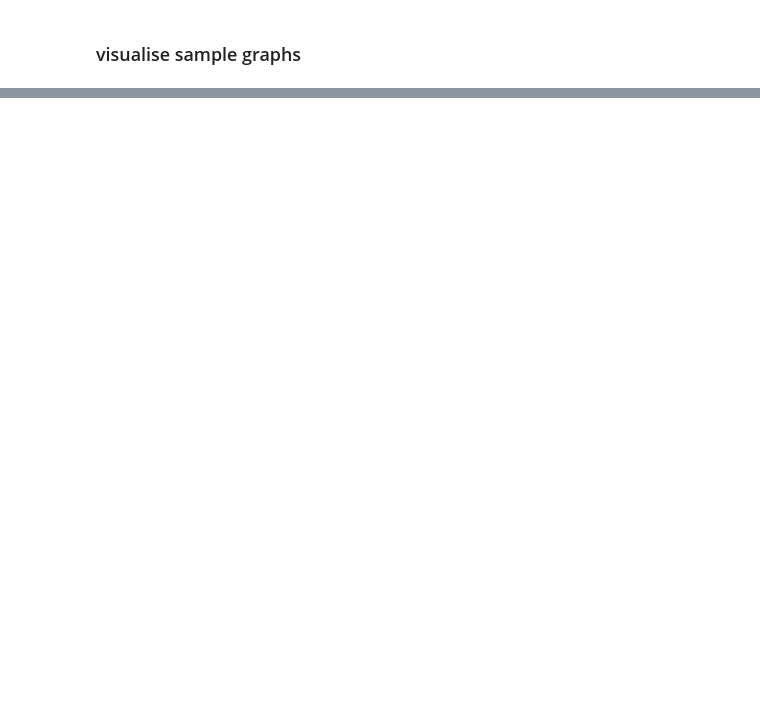
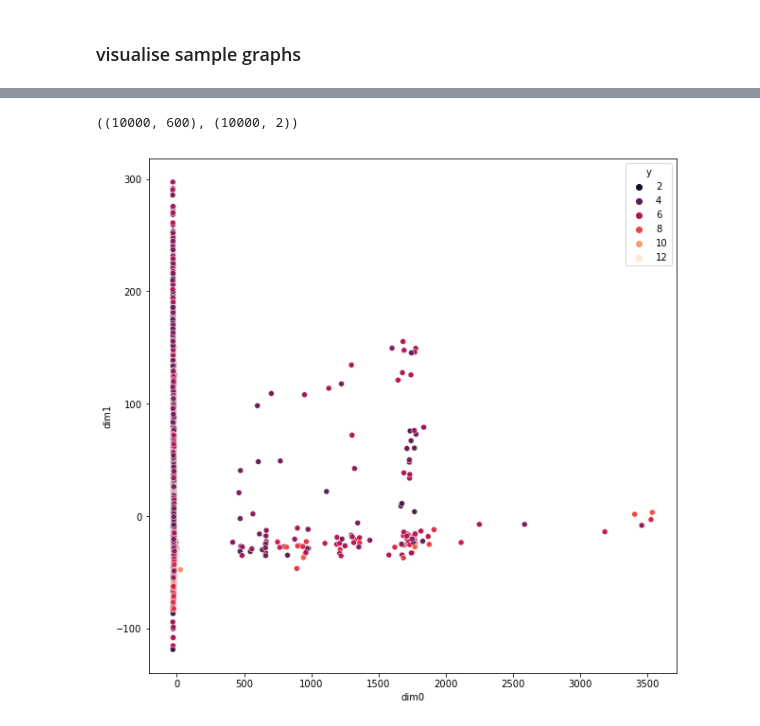
Before and after one commit to edwardelson/ogb, a Jupyter notebook: examples/lsc/pcqm4m/eda.ipynb, the cells around one changed output, grey strips where cells are left out. Saved outputs shown, nothing was run; the diff lists cells and outputs as text; code cells hidden in the pictures; blank space fills up the shorter version.

```diff
--- a/examples/lsc/pcqm4m/eda.ipynb
+++ b/examples/lsc/pcqm4m/eda.ipynb
@@ -404,0 +810,19 @@ for i in range(11):
+# %%
+from sklearn.decomposition import PCA
+
+pca = PCA(n_components=2)
+pca.fit(graphEmbeddings)
+
+pcaEmb = pca.transform(graphEmbeddings)
+
+pcaEmbDF = pd.DataFrame(pcaEmb, columns=["dim0", "dim1"])
+pcaEmbDF["y"] = y_true
+
+plt.figure(figsize=(10, 10))
+sns.scatterplot(data=pcaEmbDF, x="dim0", y="dim1", hue="y", palette="rocket")
+
+
+graphEmbeddings.shape, pcaEmb.shape
+# %% [output]
+((10000, 600), (10000, 2))
+[figure, added]
```
Also changed, not shown: parts of 29 cells of this notebook.
